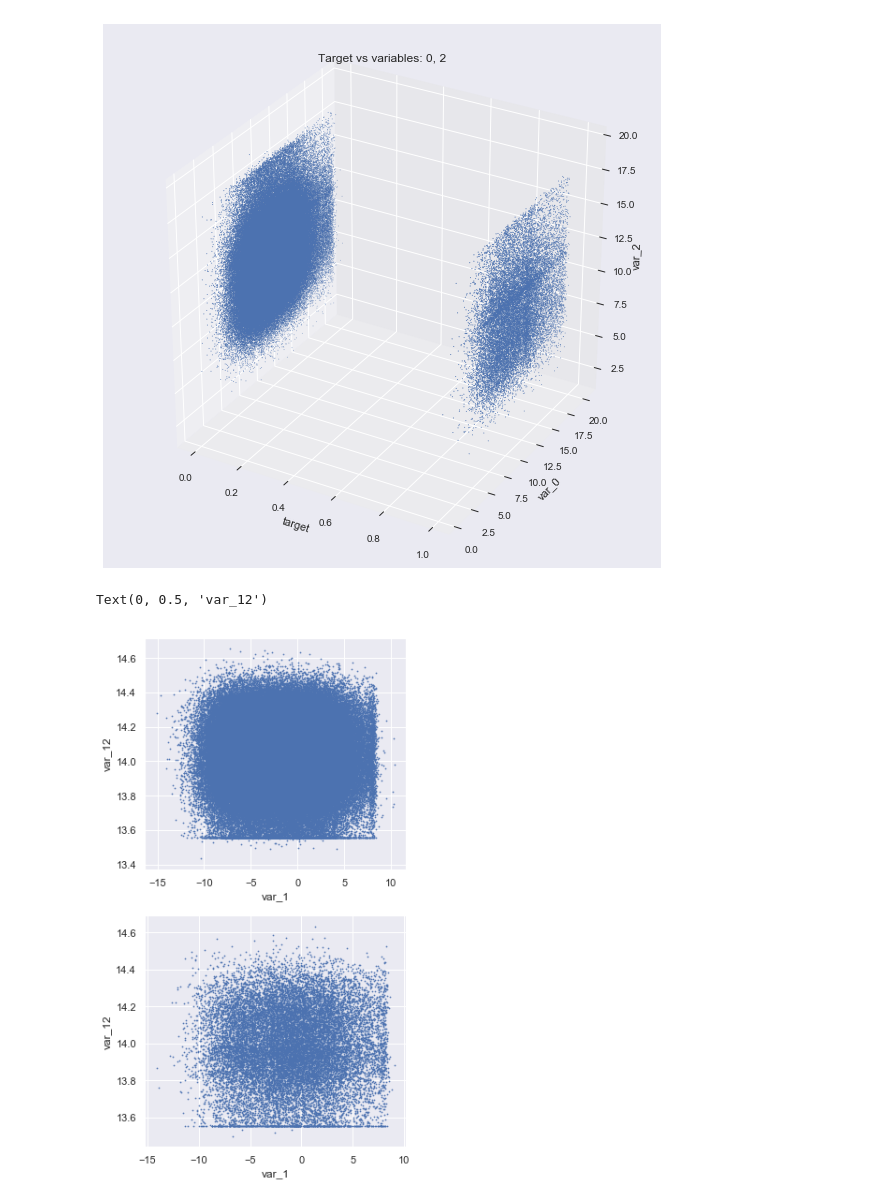
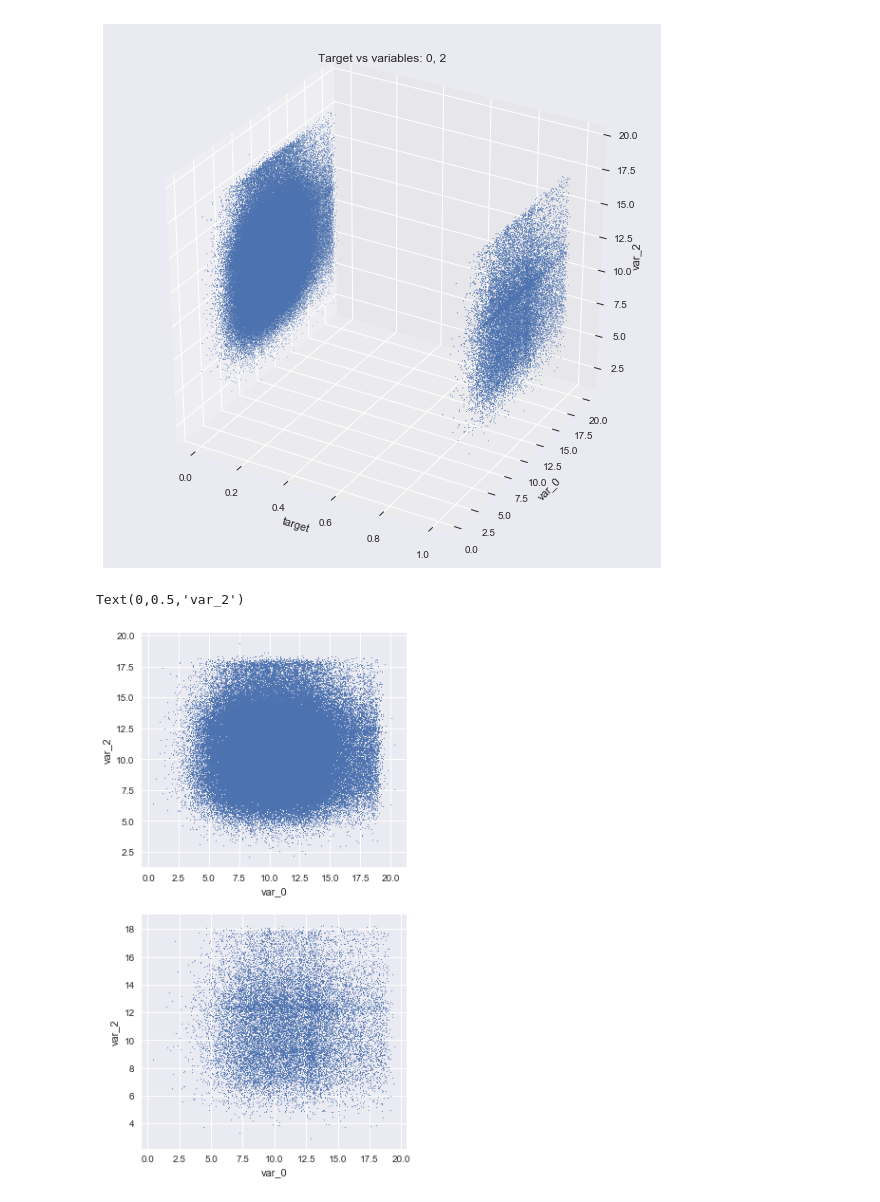
Before and after one commit to FedericoRaimondi/myProjects, a Jupyter notebook: Santander_Customer_Transaction_Prediction/Exploratory_Data_Analysis/Data Exploration.ipynb, the cells around one changed output. Cells and saved outputs as stored; diff of their text form; code cells hidden in the pictures.

```diff
--- a/Santander_Customer_Transaction_Prediction/Exploratory_Data_Analysis/Data Exploration.ipynb
+++ b/Santander_Customer_Transaction_Prediction/Exploratory_Data_Analysis/Data Exploration.ipynb
@@ -323,14 +328,14 @@ plt.show()
 # %%
 fig = plt.figure(figsize=(5,10))
 ax = fig.add_subplot(211)
 ax.scatter(df_train[df_train['target']==0]['var_0'].values, df_train[df_train['target']==0]['var_2'].values, s=0.5)
 ax.set_xlabel('var_0')
 ax.set_ylabel('var_2')
 
 ax1 = fig.add_subplot(212)
-ax1.scatter(df_train[df_train['target']>0]['var_1'].values, df_train[df_train['target']>0]['var_12'].values, s=0.5)
+ax1.scatter(df_train[df_train['target']>0]['var_0'].values, df_train[df_train['target']>0]['var_2'].values, s=0.5)
 ax1.set_xlabel('var_0')
 ax1.set_ylabel('var_2')
 # %% [output]
-Text(0, 0.5, 'var_12')
+Text(0,0.5,'var_2')
-[figure, old version]
+[figure, new version]
```
Also changed, not shown: parts of 21 cells of this notebook.
